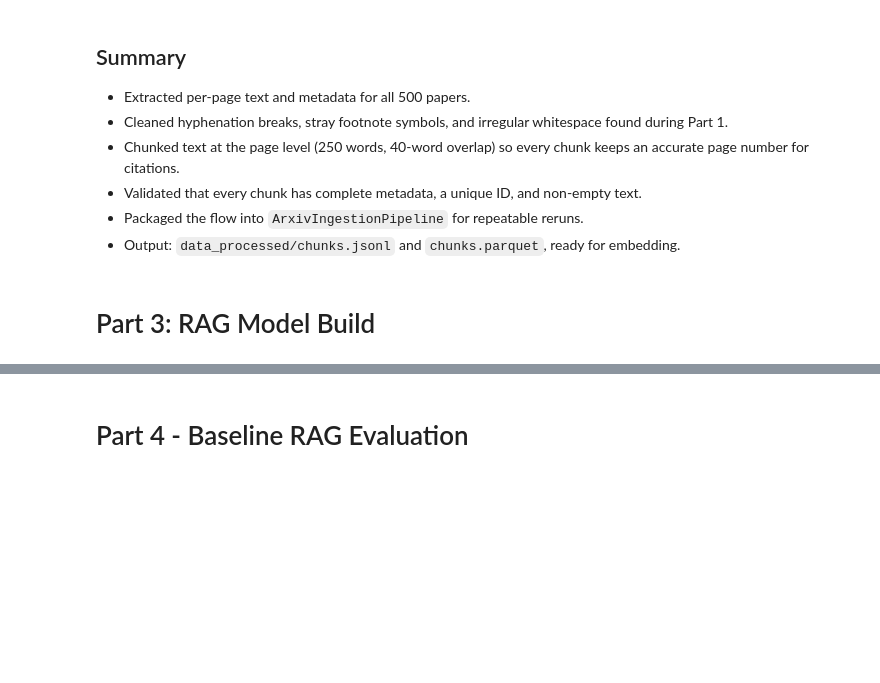
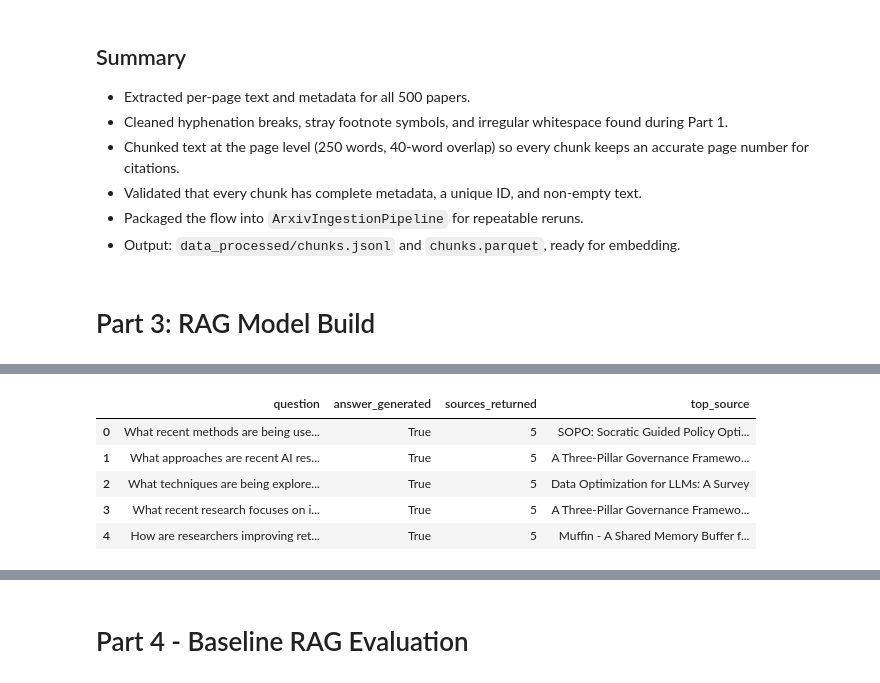
Before and after one commit to Break-Through-Tech/KPMG-1K-ai-research-intelligence-agent-for-business-insight-translation, a Jupyter notebook: notebooks/01_data_assessment.ipynb, the cells around one changed output, grey strips where cells are left out. Cells and saved outputs as stored; diff of their text form; code cells hidden in the pictures; blank space fills up the shorter version.

```diff
--- a/notebooks/01_data_assessment.ipynb
+++ b/notebooks/01_data_assessment.ipynb
@@ -610,0 +649,30 @@ RESPONSE:
+# %%
+test_questions = [
+    "What recent methods are being used to reduce hallucinations in retrieval-augmented generation?",
+    "What approaches are recent AI research papers using to improve AI agent reliability?",
+    "What techniques are being explored to make large language models more efficient?",
+    "What recent research focuses on improving the safety or trustworthiness of generative AI?",
+    "How are researchers improving retrieval and reasoning in AI systems?"
+]
+
+test_results = []
+
+for question in test_questions:
+    result = run_research_query(question)
+    test_results.append(result)
+
+    print("=" * 80)
+    print("QUESTION:")
+    print(result["question"])
+
+    print("\nANSWER:")
+    print(result["answer"])
+
+    print("\nSOURCES:")
+    for source in result["sources"]:
+        print(
+            f"- {source['title']} "
+            f"(arXiv: {source['arxiv_id']}, "
+            f"page {source['page_number']}, "
+            f"score={source['score']:.3f})"
+        )
@@ -610,0 +770,19 @@ RESPONSE:
+# %%
+initial_evaluation = pd.DataFrame([
+    {
+        "question": result["question"],
+        "answer_generated": bool(result["answer"].strip()),
+        "sources_returned": len(result["sources"]),
+        "top_source": result["sources"][0]["title"] if result["sources"] else None
+    }
+    for result in test_results
+])
+
+initial_evaluation
+# %% [output]
+|  | question | answer_generated | sources_returned | top_source |
+| 0 | What recent methods are being use... | True | 5 | SOPO: Socratic Guided Policy Opti... |
+| 1 | What approaches are recent AI res... | True | 5 | A Three-Pillar Governance Framewo... |
+| 2 | What techniques are being explore... | True | 5 | Data Optimization for LLMs: A Survey |
+| 3 | What recent research focuses on i... | True | 5 | A Three-Pillar Governance Framewo... |
+| 4 | How are researchers improving ret... | True | 5 | Muffin - A Shared Memory Buffer f... |
```
Also changed, not shown: parts of 22 cells of this notebook, 1 other file.
